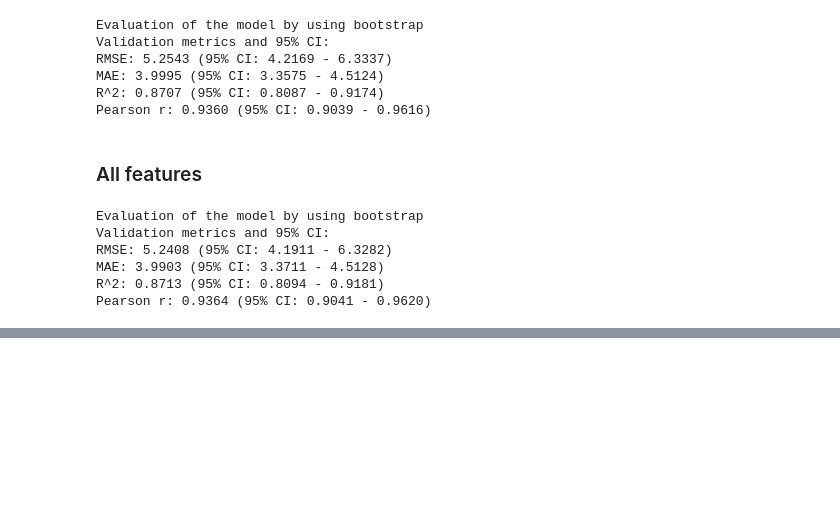
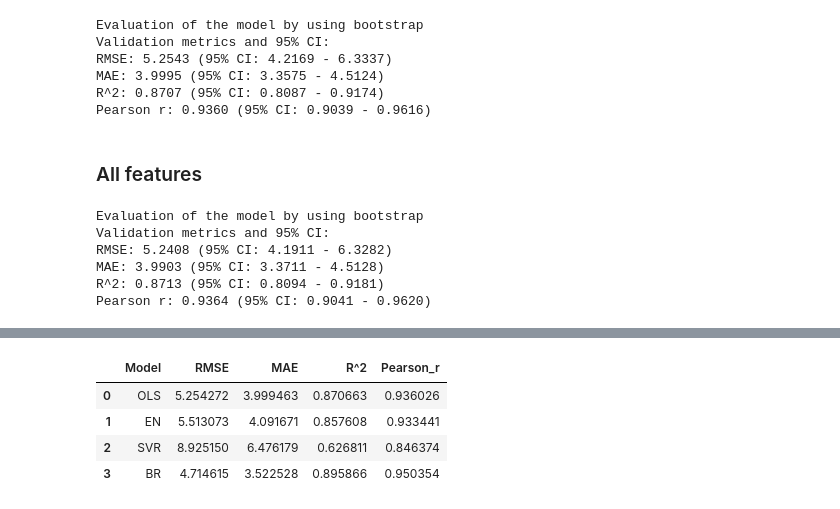
Before and after one commit to Mushroompilamis/MLCB26_Assignment1, a Jupyter notebook: notebooks/data_exploration.ipynb, the cells around one changed output, grey strips where cells are left out. Cells and saved outputs as stored; diff of their text form; code cells hidden in the pictures; blank space fills up the shorter version.

```diff
--- a/notebooks/data_exploration.ipynb
+++ b/notebooks/data_exploration.ipynb
@@ -309,0 +347,40 @@ Pearson r: 0.9364 (95% CI: 0.9041 - 0.9620)
+# %%
+#Comparison table of models
+comparison_table = pd.DataFrame([
+    {
+        "Model": "OLS",
+        "RMSE": ols_cpg_results["rmse_full"],
+        "MAE": ols_cpg_results["mae_full"],
+        "R^2": ols_cpg_results["r2_full"],
+        "Pearson_r": ols_cpg_results["pearson_full"],
+    },
+    {
+        "Model": "EN",
+        "RMSE": elastic_results["rmse_full"],
+        "MAE": elastic_results["mae_full"],
+        "R^2": elastic_results["r2_full"],
+        "Pearson_r": elastic_results["pearson_full"],
+    },
+    {
+        "Model": "SVR",
+        "RMSE": svr_results["rmse_full"],
+        "MAE": svr_results["mae_full"],
+        "R^2": svr_results["r2_full"],
+        "Pearson_r": svr_results["pearson_full"],
+    },
+    {
+        "Model": "BR",
+        "RMSE": bayes_results["rmse_full"],
+        "MAE": bayes_results["mae_full"],
+        "R^2": bayes_results["r2_full"],
+        "Pearson_r": bayes_results["pearson_full"],
+    }
+])
+
+comparison_table
+# %% [output]
+|  | Model | RMSE | MAE | R^2 | Pearson_r |
+| 0 | OLS | 5.254272 | 3.999463 | 0.870663 | 0.936026 |
+| 1 | EN | 5.513073 | 4.091671 | 0.857608 | 0.933441 |
+| 2 | SVR | 8.925150 | 6.476179 | 0.626811 | 0.846374 |
+| 3 | BR | 4.714615 | 3.522528 | 0.895866 | 0.950354 |
```
Also changed, not shown: parts of 10 cells of this notebook.
